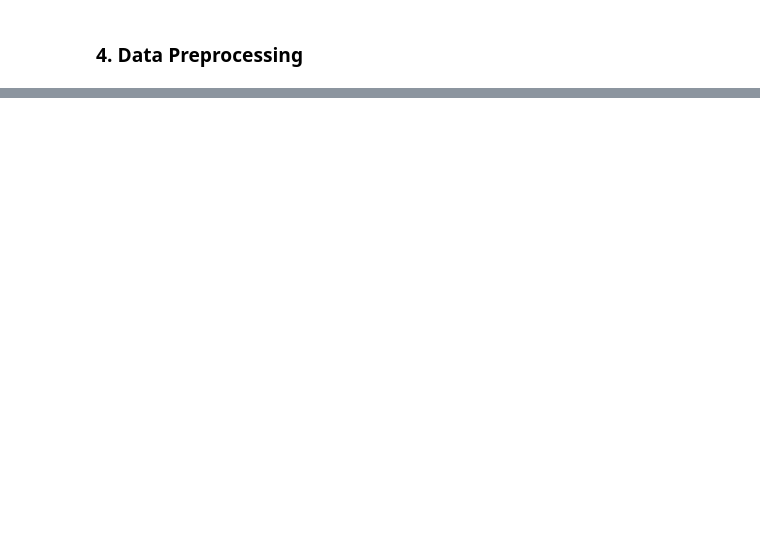
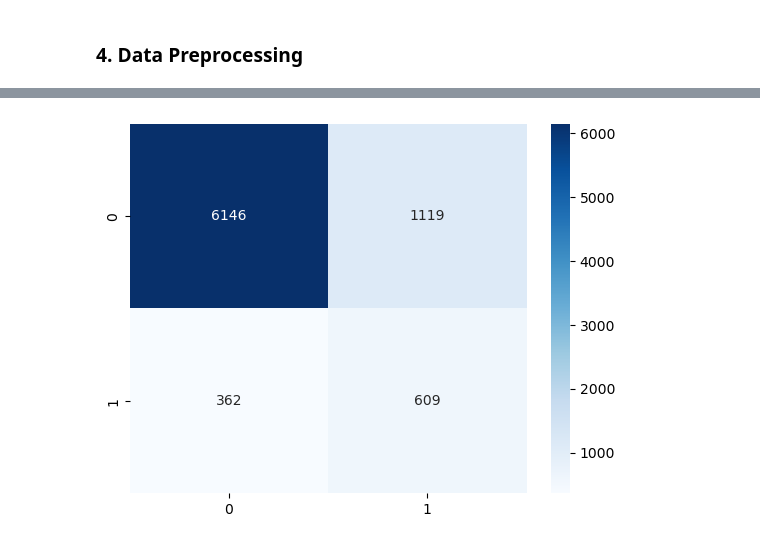
Before and after one commit to vijay12918/Portuguese-Bank-Marketing-Compaign, a Jupyter notebook: Portugese_Bank.ipynb, the cells around one changed output, grey strips where cells are left out. Cells and saved outputs as stored; diff of their text form; code cells hidden in the pictures; blank space fills up the shorter version.

```diff
--- a/Portugese_Bank.ipynb
+++ b/Portugese_Bank.ipynb
@@ -554,0 +614,6 @@ plt.show()
+# %%
+preprocessor = ColumnTransformer([
+    ('ohe',OneHotEncoder(drop='first'),cat_col),
+    ('rs',RobustScaler(),['age']),
+    ('ssc',StandardScaler(),num_col_std)
+])
@@ -554,0 +622,8 @@ plt.show()
+# %%
+# Creating pipeline for logistic regression
+pipeline_lr = Pipeline([
+    ('preprocessor',preprocessor),
+    ('model',LogisticRegression(max_iter=1000, class_weight='balanced',random_state=42))
+])
+# %%
+pipeline_lr.fit(X_train,y_train)
@@ -554,0 +647,4 @@ plt.show()
+# %%
+## model prediction
+y_pred_lr = pipeline_lr.predict(X_test)
+y_prob_lr = pipeline_lr.predict_proba(X_test)[:,1]
@@ -554,0 +673,5 @@ plt.show()
+# %%
+sns.heatmap(confusion_matrix(y_test,y_pred_lr),cmap='Blues',annot=True, fmt='d')
+plt.show()
+# %% [output]
+[figure, added]
```
Also changed, not shown: parts of 59 cells of this notebook, 7 other files.
